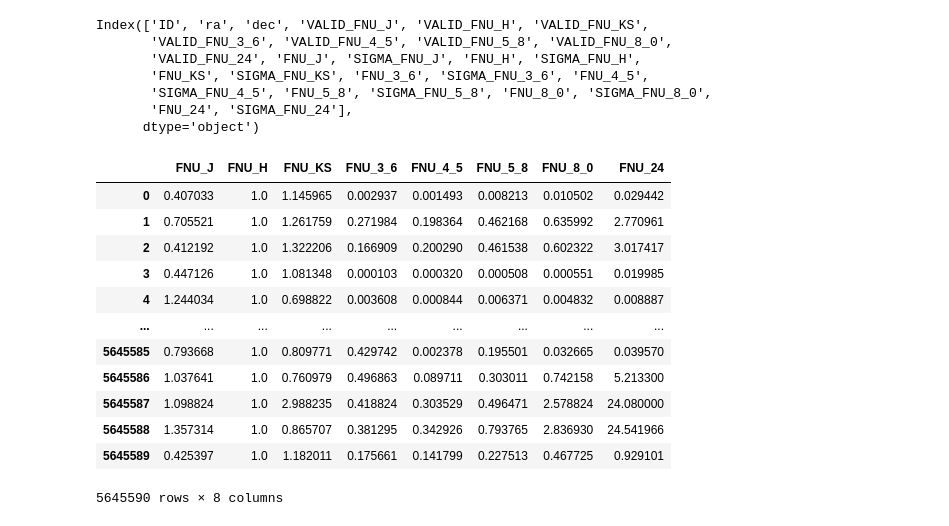
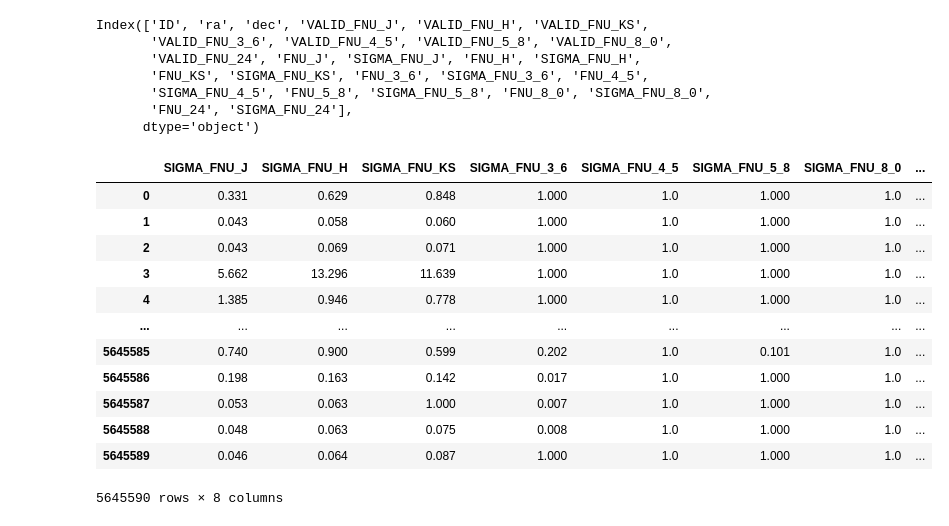
Before and after one commit to jridenba/REU-Notebooks, a Jupyter notebook: Unpickle SESNA.ipynb, the cells around one changed output. Saved outputs shown, nothing was run; the diff lists cells and outputs as text; code cells hidden in the pictures.

Commit message:
First attempt at normalized error propagation

```diff
--- a/Unpickle SESNA.ipynb
+++ b/Unpickle SESNA.ipynb
@@ -78,21 +78,27 @@ Index(['ID', 'ra', 'dec', 'VALID_FNU_J', 'VALID_FNU_H', 'VALID_FNU_KS',
 # %%
 # Normalization of SESNA on H band, still need to propagate to errors
 norm_factor = df_norm['FNU_H']
 df_norm.iloc[:,11:26:2] = df_norm.iloc[:,11:26:2].div(norm_factor,axis=0)
-df_norm.iloc[:,11:26:2]
-with open('../data/raw/SESNA_normalized','w') as output:
-    output.write(make_source_ascii(df_norm))
+#df_norm.iloc[:,11:26:2]
+sigB = df_norm['SIGMA_FNU_H'].div(norm_factor,axis=0)**2
+sigA = df_norm.iloc[:,12:27:2]
+sigA
+#sigma = df_norm.iloc[:,11:26:2] * np.sqrt((df_norm.iloc[:,12:27:2].div(df_norm.iloc[:,11:26:2],axis=0))**2 + (df_norm['SIGMA_FNU_H'].div(norm_factor,axis=0))**2)
+#sigma
+
+#with open('../data/raw/SESNA_normalized','w') as output:
+#    output.write(make_source_ascii(df_norm))
 # %% [output]
-|  | FNU_J | FNU_H | FNU_KS | FNU_3_6 | FNU_4_5 | FNU_5_8 | FNU_8_0 | FNU_24 |
-| 0 | 0.407033 | 1.0 | 1.145965 | 0.002937 | 0.001493 | 0.008213 | 0.010502 | 0.029442 |
-| 1 | 0.705521 | 1.0 | 1.261759 | 0.271984 | 0.198364 | 0.462168 | 0.635992 | 2.770961 |
-| 2 | 0.412192 | 1.0 | 1.322206 | 0.166909 | 0.200290 | 0.461538 | 0.602322 | 3.017417 |
-| 3 | 0.447126 | 1.0 | 1.081348 | 0.000103 | 0.000320 | 0.000508 | 0.000551 | 0.019985 |
-| 4 | 1.244034 | 1.0 | 0.698822 | 0.003608 | 0.000844 | 0.006371 | 0.004832 | 0.008887 |
+|  | SIGMA_FNU_J | SIGMA_FNU_H | SIGMA_FNU_KS | SIGMA_FNU_3_6 | SIGMA_FNU_4_5 | SIGMA_FNU_5_8 | SIGMA_FNU_8_0 | ... |
+| 0 | 0.331 | 0.629 | 0.848 | 1.000 | 1.0 | 1.000 | 1.0 | ... |
+| 1 | 0.043 | 0.058 | 0.060 | 1.000 | 1.0 | 1.000 | 1.0 | ... |
+| 2 | 0.043 | 0.069 | 0.071 | 1.000 | 1.0 | 1.000 | 1.0 | ... |
+| 3 | 5.662 | 13.296 | 11.639 | 1.000 | 1.0 | 1.000 | 1.0 | ... |
+| 4 | 1.385 | 0.946 | 0.778 | 1.000 | 1.0 | 1.000 | 1.0 | ... |
 | ... | ... | ... | ... | ... | ... | ... | ... | ... |
-| 5645585 | 0.793668 | 1.0 | 0.809771 | 0.429742 | 0.002378 | 0.195501 | 0.032665 | 0.039570 |
-| 5645586 | 1.037641 | 1.0 | 0.760979 | 0.496863 | 0.089711 | 0.303011 | 0.742158 | 5.213300 |
-| 5645587 | 1.098824 | 1.0 | 2.988235 | 0.418824 | 0.303529 | 0.496471 | 2.578824 | 24.080000 |
-| 5645588 | 1.357314 | 1.0 | 0.865707 | 0.381295 | 0.342926 | 0.793765 | 2.836930 | 24.541966 |
-| 5645589 | 0.425397 | 1.0 | 1.182011 | 0.175661 | 0.141799 | 0.227513 | 0.467725 | 0.929101 |
+| 5645585 | 0.740 | 0.900 | 0.599 | 0.202 | 1.0 | 0.101 | 1.0 | ... |
+| 5645586 | 0.198 | 0.163 | 0.142 | 0.017 | 1.0 | 1.000 | 1.0 | ... |
+| 5645587 | 0.053 | 0.063 | 1.000 | 0.007 | 1.0 | 1.000 | 1.0 | ... |
+| 5645588 | 0.048 | 0.063 | 0.075 | 0.008 | 1.0 | 1.000 | 1.0 | ... |
+| 5645589 | 0.046 | 0.064 | 0.087 | 1.000 | 1.0 | 1.000 | 1.0 | ... |
 5645590 rows × 8 columns
```
